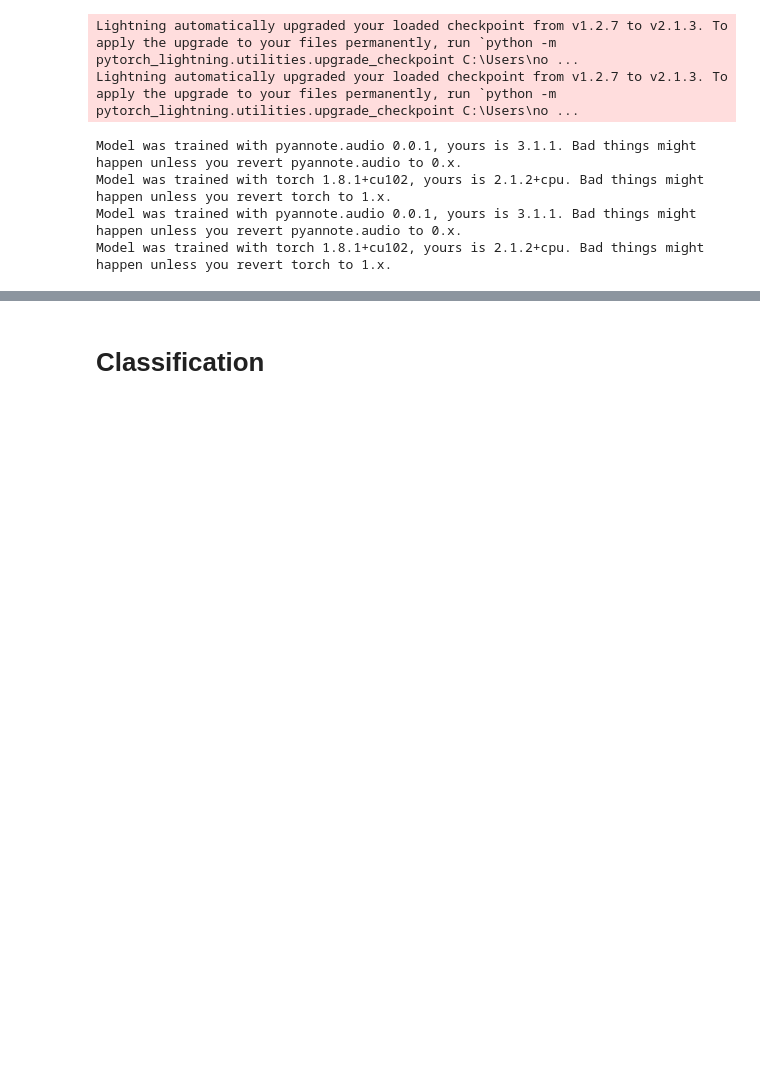
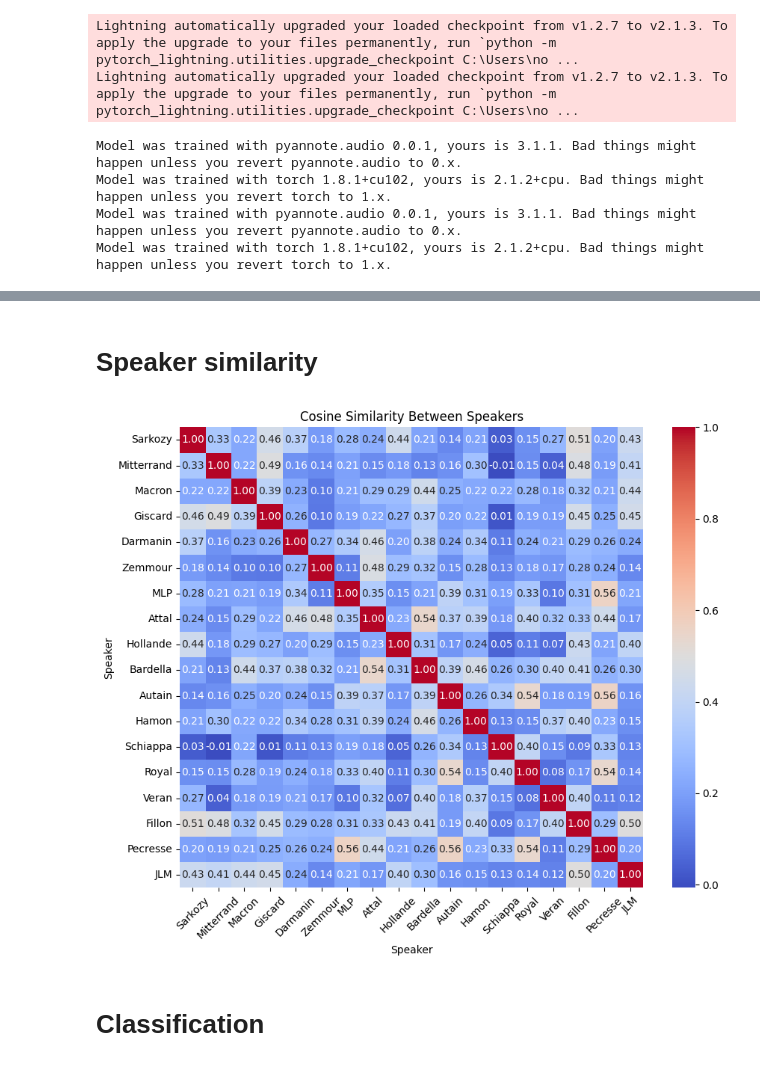
Before and after one commit to julien-vv/medialytics, a Jupyter notebook: speaker_identification_model.ipynb, the cells around one changed output, grey strips where cells are left out. Cells and saved outputs as stored; diff of their text form; code cells hidden in the pictures; blank space fills up the shorter version.

```diff
--- a/speaker_identification_model.ipynb
+++ b/speaker_identification_model.ipynb
@@ -62,3 +113,39 @@ for i in range(len(data)):
+# %% [markdown]
+# Speaker similarity
+# %%
+import seaborn as sns
+import pandas as pd
+from sklearn.metrics.pairwise import cosine_similarity
+import numpy as np
+import matplotlib.pyplot as plt
+
+# Create a DataFrame for embeddings and their corresponding speakers
+embedding_df = pd.DataFrame(X)  # Use embeddings (X from earlier)
+embedding_df['speaker'] = labels  # Attach speaker labels
+
+# Compute the average embedding for each speaker
+speaker_averages = embedding_df.groupby('speaker').mean()
+
+# Extract speaker names
+speakers = speaker_averages.index.map(int2label)
+
+# Compute cosine similarities between speaker average embeddings
+similarity_matrix = cosine_similarity(speaker_averages)
+
+# Create a DataFrame for the similarity matrix with speaker labels
+similarity_df = pd.DataFrame(similarity_matrix, index=speakers, columns=speakers)
+
+# Plot the heatmap
+plt.figure(figsize=(10, 8))
+sns.heatmap(similarity_df, annot=True, fmt=".2f", cmap='coolwarm', cbar=True)
+plt.title("Cosine Similarity Between Speakers")
+plt.xlabel("Speaker")
+plt.ylabel("Speaker")
+plt.xticks(rotation=45)
+plt.yticks(rotation=0)
+plt.show()
+# %% [output]
+[figure, added]
 # %% [markdown]
 # Classification
 # %%
```
Also changed, not shown: parts of 11 cells of this notebook, 3 other files.
